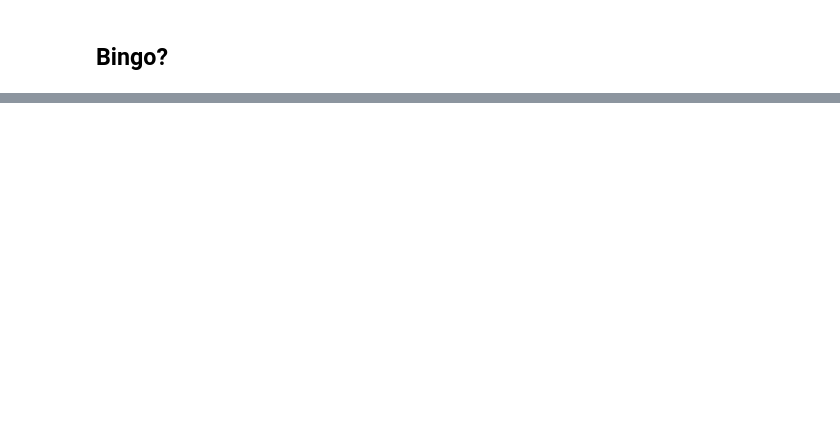
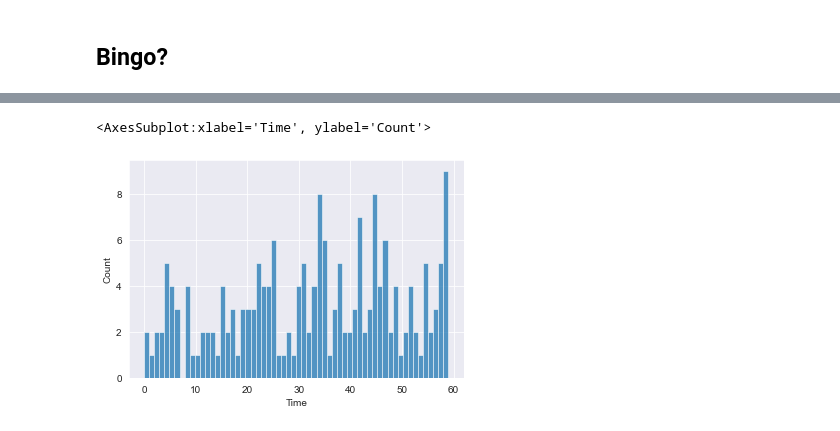
Before and after one commit to liamhbyrne/ParkrunBingo, a Jupyter notebook: demo.ipynb, the cells around one changed output, grey strips where cells are left out. Drawn from its saved outputs; the diff is of its cells as text; code cells hidden in the pictures; blank space fills up the shorter version.

```diff
--- a/demo.ipynb
+++ b/demo.ipynb
@@ -40,7 +40,8 @@ def toSoup(response):
         '''
         return BeautifulSoup(response.text, "html.parser")
 # %%
-response = requestPage("https://www.parkrun.org.uk/parkrunner/2813127/all/")
+parkrun_id = 2813127
+response = requestPage(f"https://www.parkrun.org.uk/parkrunner/{parkrun_id}/all/")
 soup = toSoup(response)
 # %%
 tables = soup.find_all('table', {'id': 'results'})
@@ -50,6 +51,7 @@ df = pd.read_html(str(results))[0]
 df.drop(columns=['PB?'])
 df["Run Date"] = pd.to_datetime(df["Run Date"], format='%d/%m/%Y')
 df["Time"].replace({r'\d\d:' : ''}, inplace=True, regex=True)
+df["Time"] = df["Time"].astype(int)
 df.head()
 # %% [output]
 |  | Event | Run Date | Run Number | Pos | Time | AgeGrade | PB? |
@@ -61,2 +63,8 @@ df.head()
 # %% [markdown]
 ## Bingo?
+# %%
+bingo_df = df[['Run Date', 'Time']]
+bingo_df.rename(columns={'Run Date': 'date'}, inplace=True)
+bingo_df = bingo_df.sort_values(by='date', ascending=True)
+bingo_df.reset_index(drop=True, inplace=True)
+bingo_df.head()
@@ -62,0 +108,5 @@ df.head()
+# %%
+sns.histplot(bingo_df["Time"], bins=60)
+# %% [output]
+<AxesSubplot:xlabel='Time', ylabel='Count'>
+[figure, added]
```
Also changed, not shown: parts of 9 cells of this notebook, 1 other file.
